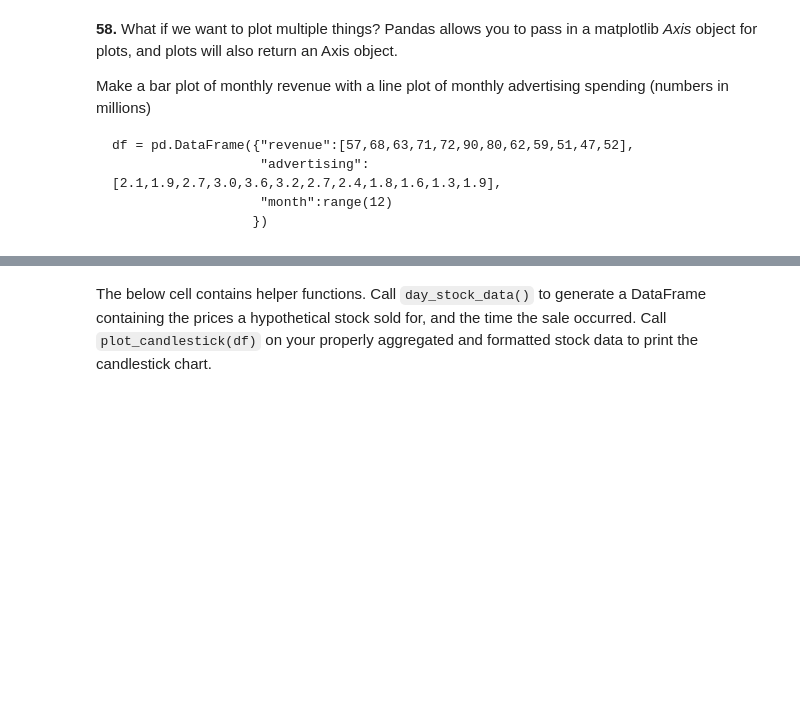
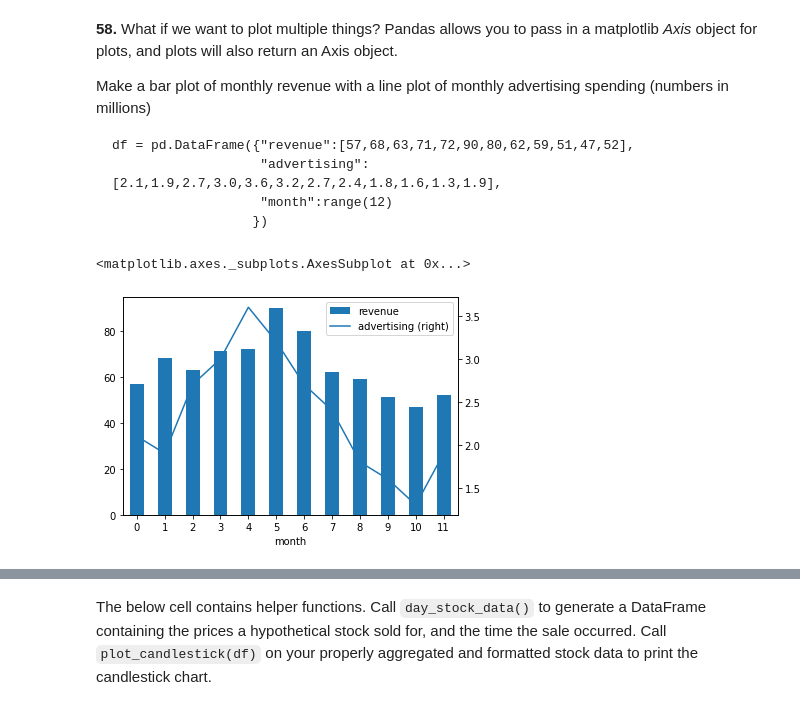
Before and after one commit to mirceachira/100-pandas-puzzles, a Jupyter notebook: 100-pandas-puzzles.ipynb, the cells around one changed output, grey strips where cells are left out. Saved outputs shown, nothing was run; the diff lists cells and outputs as text; code cells hidden in the pictures; blank space fills up the shorter version.

````diff
--- a/100-pandas-puzzles.ipynb
+++ b/100-pandas-puzzles.ipynb
@@ -1384,6 +1399,29 @@ df = pd.DataFrame({"revenue":[57,68,63,71,72,90,80,62,59,51,47,52],
                    "month":range(12)
                   })
 ```
+# %%
+import pandas as pd
+import numpy as np
+
+df = pd.DataFrame({
+    "revenue":[57,68,63,71,72,90,80,62,59,51,47,52],
+    "advertising":[2.1,1.9,2.7,3.0,3.6,3.2,2.7,2.4,1.8,1.6,1.3,1.9],
+    "month":range(12)
+})
+
+# df.plot.line(
+#     "month", "advertising",
+#     ax=df.plot.bar("month", "revenue")
+# )
+df.plot.line(
+    "month", "advertising",
+    secondary_y=True,
+    ax=df.plot.bar("month", "revenue")
+)
+# https://stackoverflow.com/questions/23482201/plot-pandas-dataframe-as-bar-and-line-on-the-same-one-chart
+# %% [output]
+<matplotlib.axes._subplots.AxesSubplot at 0x...>
+[figure, added]
 # %% [markdown]
 Now we're finally ready to create a candlestick chart, which is a very common tool used to analyze stock price data.  A candlestick chart shows the opening, closing, highest, and lowest price for a stock during a time window.  The color of the "candle" (the thick part of the bar) is green if the stock closed above its opening price, or red if below.
 
````
Also changed, not shown: parts of 4 cells of this notebook.
